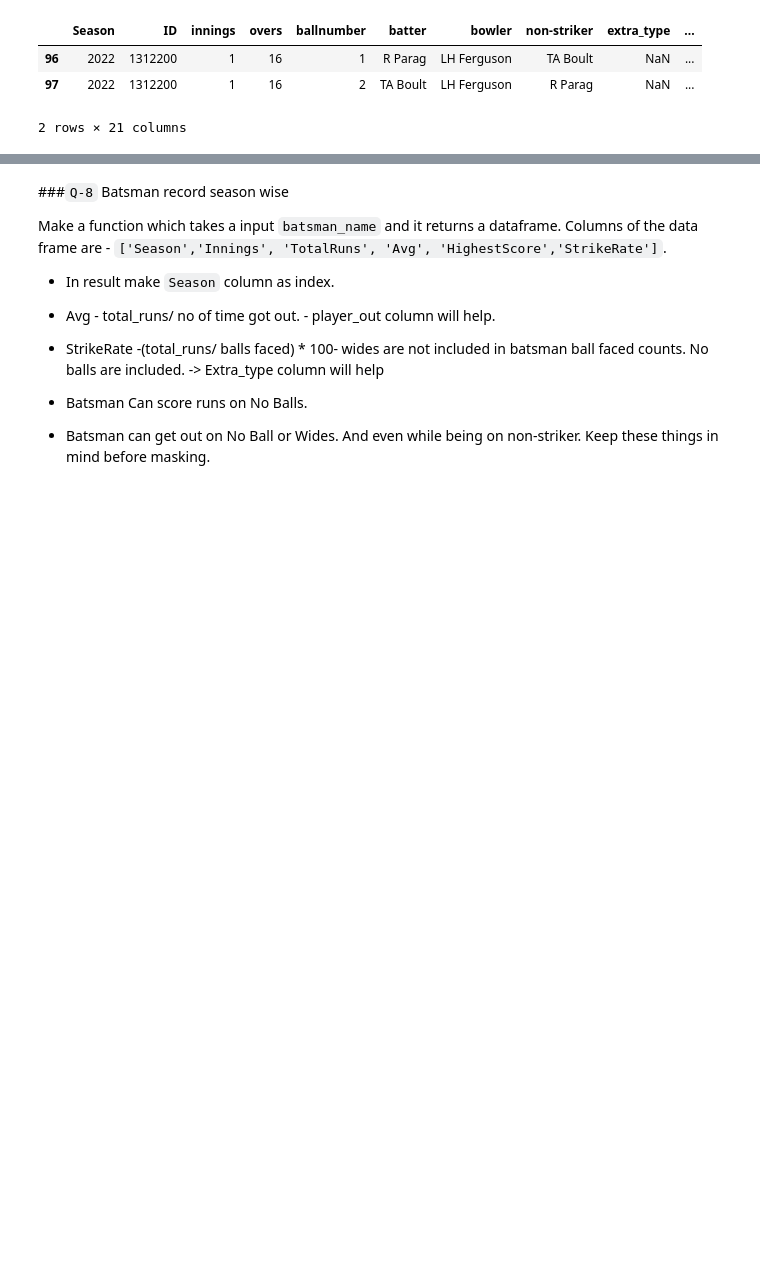
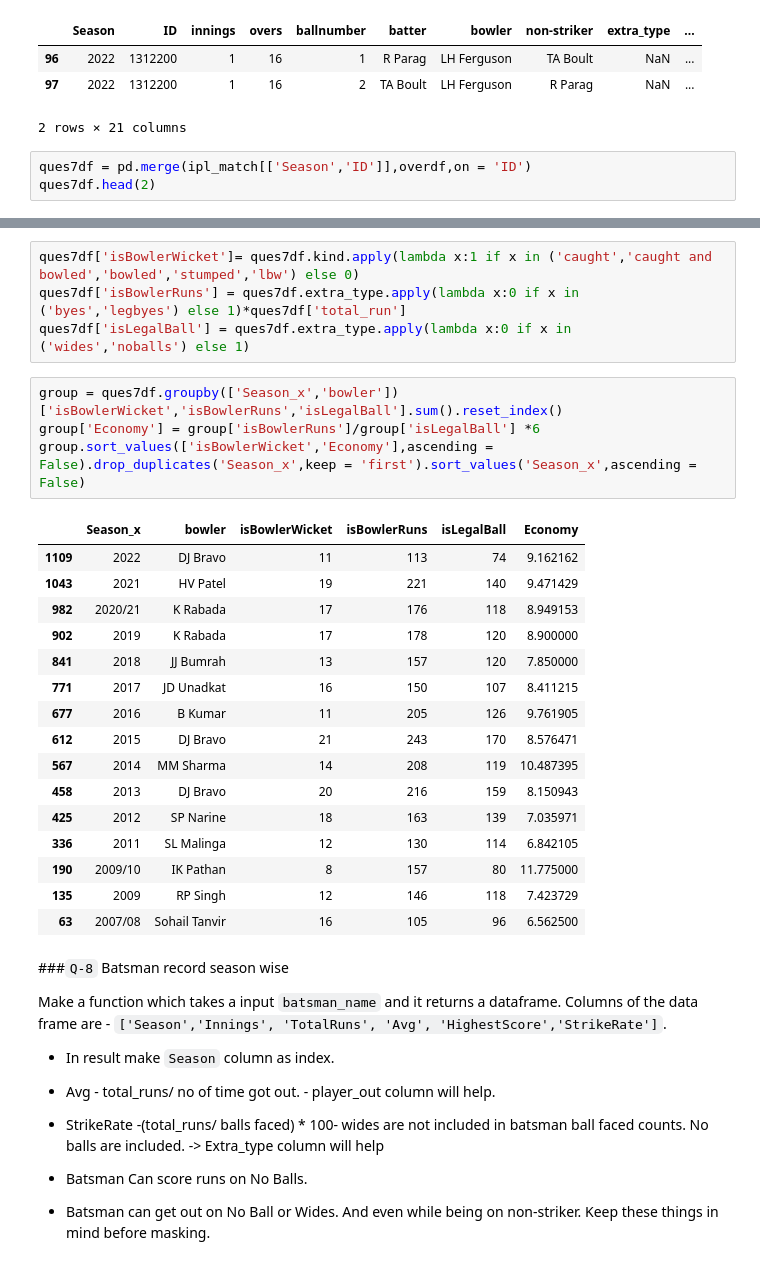
Before and after one commit to Saima2306/Data_Science_Program, a Jupyter notebook: session_20_task.ipynb, the cells around one changed output, grey strips where cells are left out. Drawn from its saved outputs; the diff is of its cells as text; blank space fills up the shorter version.

```diff
--- a/session_20_task.ipynb
+++ b/session_20_task.ipynb
@@ -189,3 +189,6 @@ overdf.head(2)
 | 96 | 2022 | 1312200 | 1 | 16 | 1 | R Parag | LH Ferguson | TA Boult | NaN | ... |
 | 97 | 2022 | 1312200 | 1 | 16 | 2 | TA Boult | LH Ferguson | R Parag | NaN | ... |
 2 rows × 21 columns
+# %%
+ques7df = pd.merge(ipl_match[['Season','ID']],overdf,on = 'ID')
+ques7df.head(2)
@@ -192,3 +200,28 @@ overdf.head(2)
+# %%
+ques7df['isBowlerWicket']= ques7df.kind.apply(lambda x:1 if x in ('caught','caught and bowled','bowled','stumped','lbw') else 0)
+ques7df['isBowlerRuns'] = ques7df.extra_type.apply(lambda x:0 if x in ('byes','legbyes') else 1)*ques7df['total_run']
+ques7df['isLegalBall'] = ques7df.extra_type.apply(lambda x:0 if x in ('wides','noballs') else 1)
+# %%
+group = ques7df.groupby(['Season_x','bowler'])['isBowlerWicket','isBowlerRuns','isLegalBall'].sum().reset_index()
+group['Economy'] = group['isBowlerRuns']/group['isLegalBall'] *6
+group.sort_values(['isBowlerWicket','Economy'],ascending = False).drop_duplicates('Season_x',keep = 'first').sort_values('Season_x',ascending = False)
+# %% [output]
+|  | Season_x | bowler | isBowlerWicket | isBowlerRuns | isLegalBall | Economy |
+| 1109 | 2022 | DJ Bravo | 11 | 113 | 74 | 9.162162 |
+| 1043 | 2021 | HV Patel | 19 | 221 | 140 | 9.471429 |
+| 982 | 2020/21 | K Rabada | 17 | 176 | 118 | 8.949153 |
+| 902 | 2019 | K Rabada | 17 | 178 | 120 | 8.900000 |
+| 841 | 2018 | JJ Bumrah | 13 | 157 | 120 | 7.850000 |
+| 771 | 2017 | JD Unadkat | 16 | 150 | 107 | 8.411215 |
+| 677 | 2016 | B Kumar | 11 | 205 | 126 | 9.761905 |
+| 612 | 2015 | DJ Bravo | 21 | 243 | 170 | 8.576471 |
+| 567 | 2014 | MM Sharma | 14 | 208 | 119 | 10.487395 |
+| 458 | 2013 | DJ Bravo | 20 | 216 | 159 | 8.150943 |
+| 425 | 2012 | SP Narine | 18 | 163 | 139 | 7.035971 |
+| 336 | 2011 | SL Malinga | 12 | 130 | 114 | 6.842105 |
+| 190 | 2009/10 | IK Pathan | 8 | 157 | 80 | 11.775000 |
+| 135 | 2009 | RP Singh | 12 | 146 | 118 | 7.423729 |
+| 63 | 2007/08 | Sohail Tanvir | 16 | 105 | 96 | 6.562500 |
 # %% [markdown]
 ###`Q-8` Batsman record season wise
 
```
Also changed, not shown: parts of 12 cells of this notebook.
